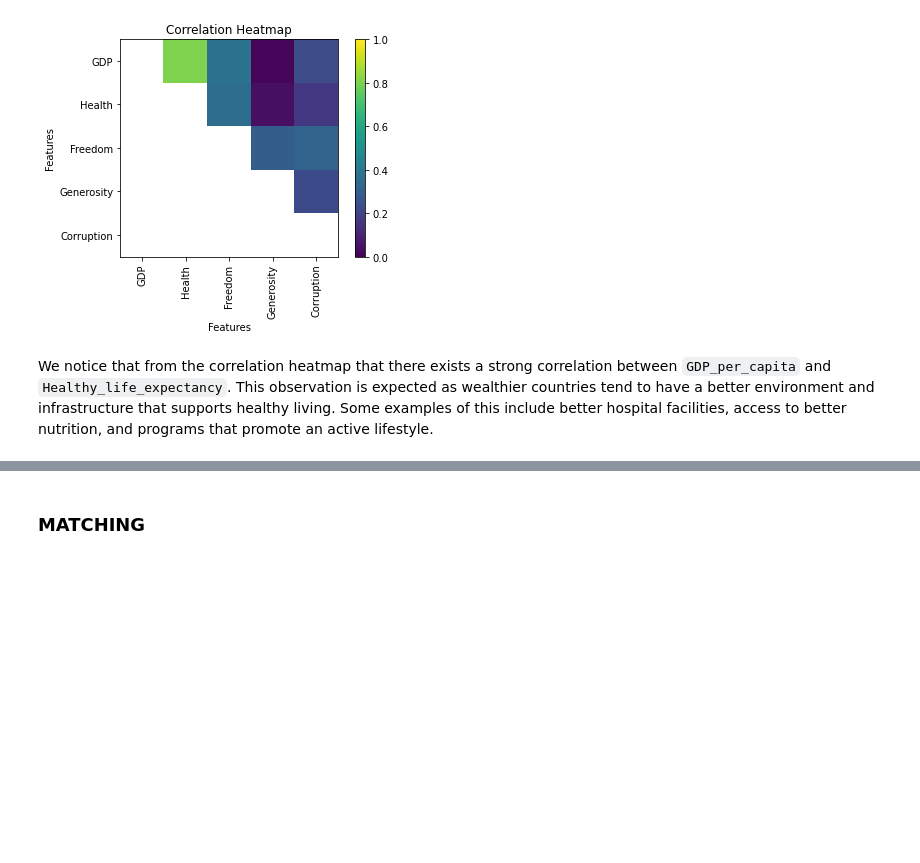
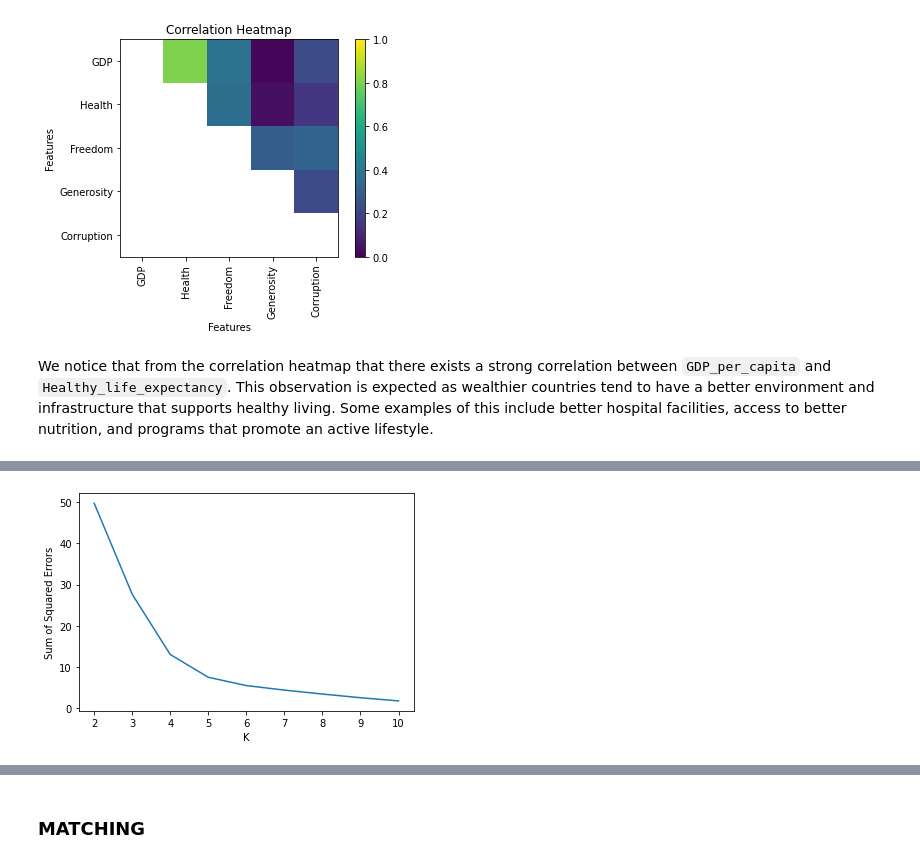
Before and after one commit to epfl-ada/ada-2020-project-milestone-p3-p3_spada, a Jupyter notebook: happiness.ipynb, the cells around one changed output, grey strips where cells are left out. Saved outputs shown, nothing was run; the diff lists cells and outputs as text; code cells hidden in the pictures; blank space fills up the shorter version.

Commit message:
add kmeans

```diff
--- a/happiness.ipynb
+++ b/happiness.ipynb
@@ -358,0 +365,27 @@ We notice that from the correlation heatmap that there exists a strong correlati
+# %%
+# function taken from tutorial 8
+
+def plot_sse(features_X, start=2, end=11):
+    sse = []
+    for k in range(start, end):
+        # Assign the labels to the clusters
+        kmeans = KMeans(n_clusters=k, random_state=10).fit(features_X)
+        sse.append({"k": k, "sse": kmeans.inertia_})
+
+    sse = pd.DataFrame(sse)
+    # Plot the data
+    plt.plot(sse.k, sse.sse)
+    plt.xlabel("K")
+    plt.ylabel("Sum of Squared Errors")
+# %%
+from sklearn.preprocessing import StandardScaler
+from sklearn.cluster import KMeans
+from sklearn.manifold import TSNE
+
+y2020_cluster = y2020.copy()
+y2020_cluster = y2020_cluster[['Happiness_Score']]
+
+y2020_scaled = StandardScaler().fit(y2020_cluster).transform(y2020_cluster)
+plot_sse(y2020_scaled)
+# %% [output]
+[figure, added]
```
Also changed, not shown: parts of 10 cells of this notebook.
